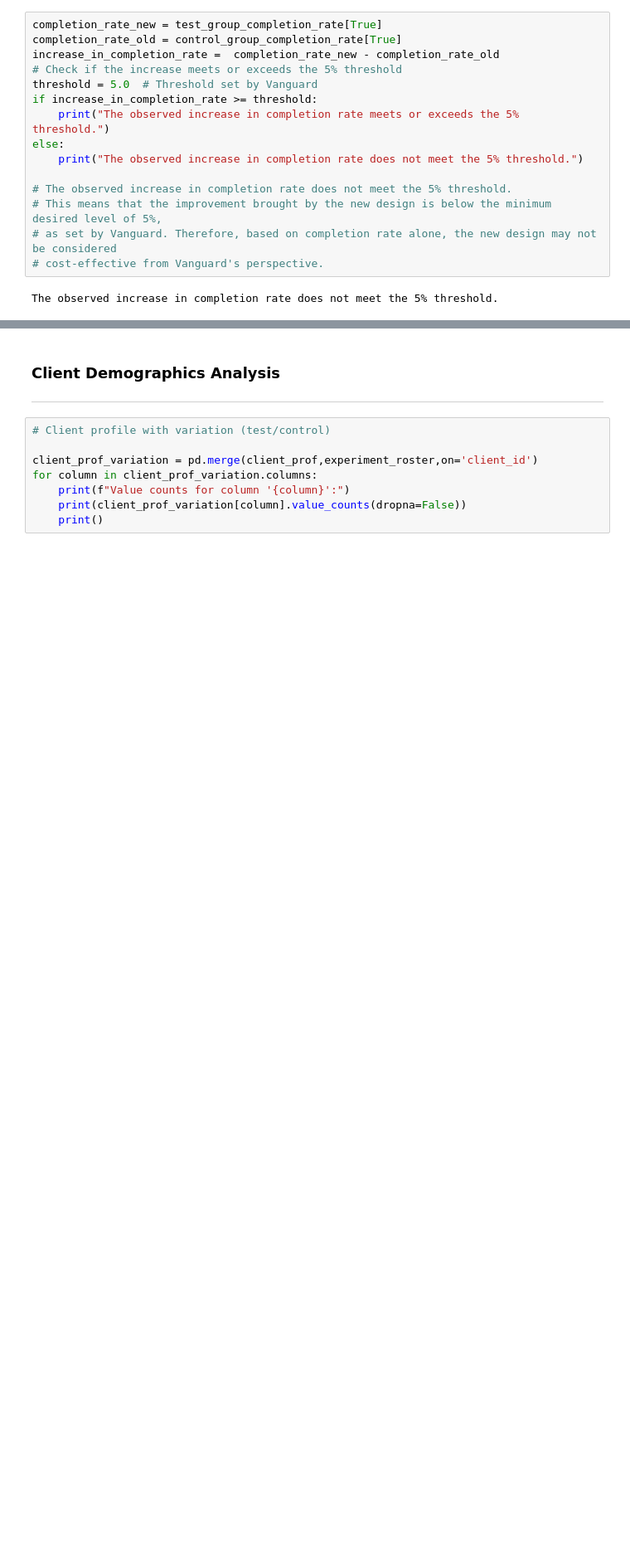
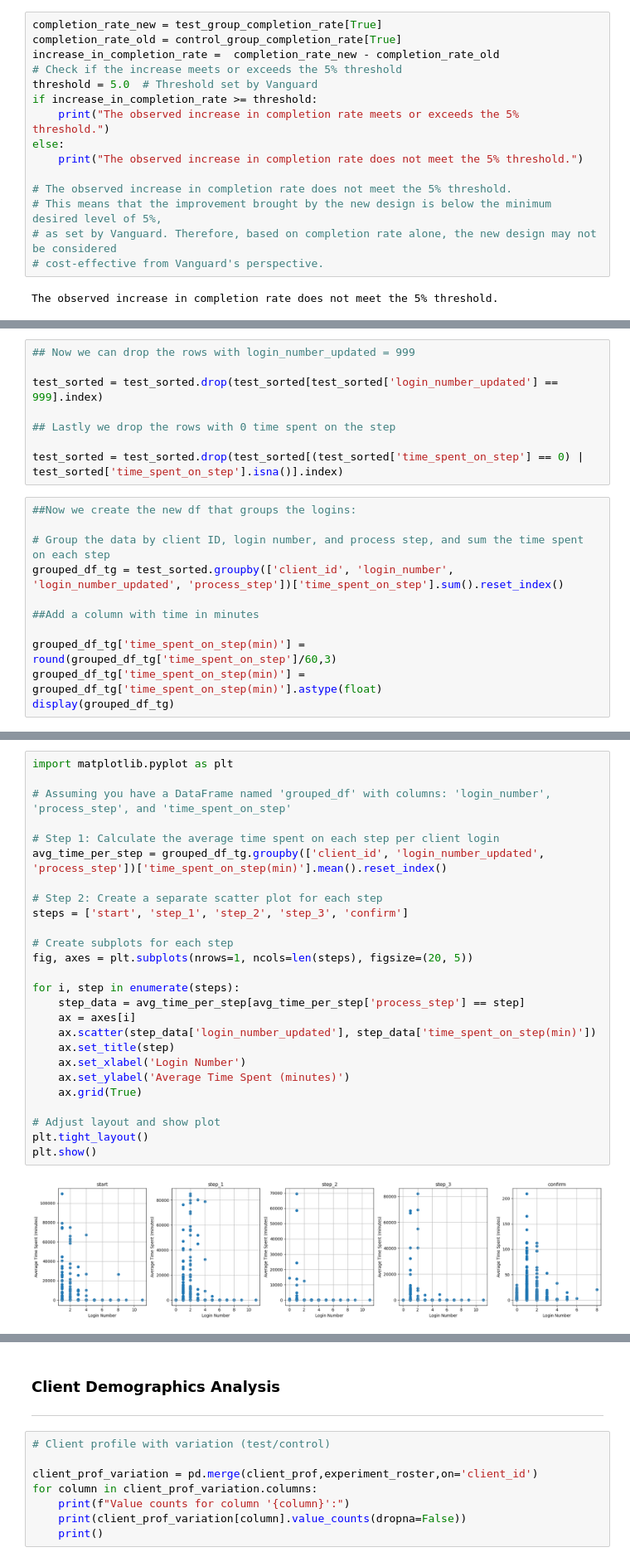
Before and after one commit to DarceeAnne/Vanguard_Investment_AB_Testing, a Jupyter notebook: Vanguard_Investment_AB_Testing.ipynb, the cells around one changed output, grey strips where cells are left out. Shown: that part at 83% size. Cells and saved outputs as stored; diff of their text form; blank space fills up the shorter version.

```diff
--- a/Vanguard_Investment_AB_Testing.ipynb
+++ b/Vanguard_Investment_AB_Testing.ipynb
@@ -680,0 +912,19 @@ The observed increase in completion rate does not meet the 5% threshold.
+# %%
+## Now we can drop the rows with login_number_updated = 999
+
+test_sorted = test_sorted.drop(test_sorted[test_sorted['login_number_updated'] == 999].index)
+
+## Lastly we drop the rows with 0 time spent on the step
+
+test_sorted = test_sorted.drop(test_sorted[(test_sorted['time_spent_on_step'] == 0) | test_sorted['time_spent_on_step'].isna()].index)
+# %%
+##Now we create the new df that groups the logins:
+
+# Group the data by client ID, login number, and process step, and sum the time spent on each step
+grouped_df_tg = test_sorted.groupby(['client_id', 'login_number', 'login_number_updated', 'process_step'])['time_spent_on_step'].sum().reset_index()
+
+##Add a column with time in minutes
+
+grouped_df_tg['time_spent_on_step(min)'] = round(grouped_df_tg['time_spent_on_step']/60,3)
+grouped_df_tg['time_spent_on_step(min)'] = grouped_df_tg['time_spent_on_step(min)'].astype(float)
+display(grouped_df_tg)
@@ -680,0 +945,28 @@ The observed increase in completion rate does not meet the 5% threshold.
+# %%
+import matplotlib.pyplot as plt
+
+# Assuming you have a DataFrame named 'grouped_df' with columns: 'login_number', 'process_step', and 'time_spent_on_step'
+
+# Step 1: Calculate the average time spent on each step per client login
+avg_time_per_step = grouped_df_tg.groupby(['client_id', 'login_number_updated', 'process_step'])['time_spent_on_step(min)'].mean().reset_index()
+
+# Step 2: Create a separate scatter plot for each step
+steps = ['start', 'step_1', 'step_2', 'step_3', 'confirm']
+
+# Create subplots for each step
+fig, axes = plt.subplots(nrows=1, ncols=len(steps), figsize=(20, 5))
+
+for i, step in enumerate(steps):
+    step_data = avg_time_per_step[avg_time_per_step['process_step'] == step]
+    ax = axes[i]
+    ax.scatter(step_data['login_number_updated'], step_data['time_spent_on_step(min)'])
+    ax.set_title(step)
+    ax.set_xlabel('Login Number')
+    ax.set_ylabel('Average Time Spent (minutes)')
+    ax.grid(True)
+
+# Adjust layout and show plot
+plt.tight_layout()
+plt.show()
+# %% [output]
+[figure, added]
```
Also changed, not shown: parts of 27 cells of this notebook.
